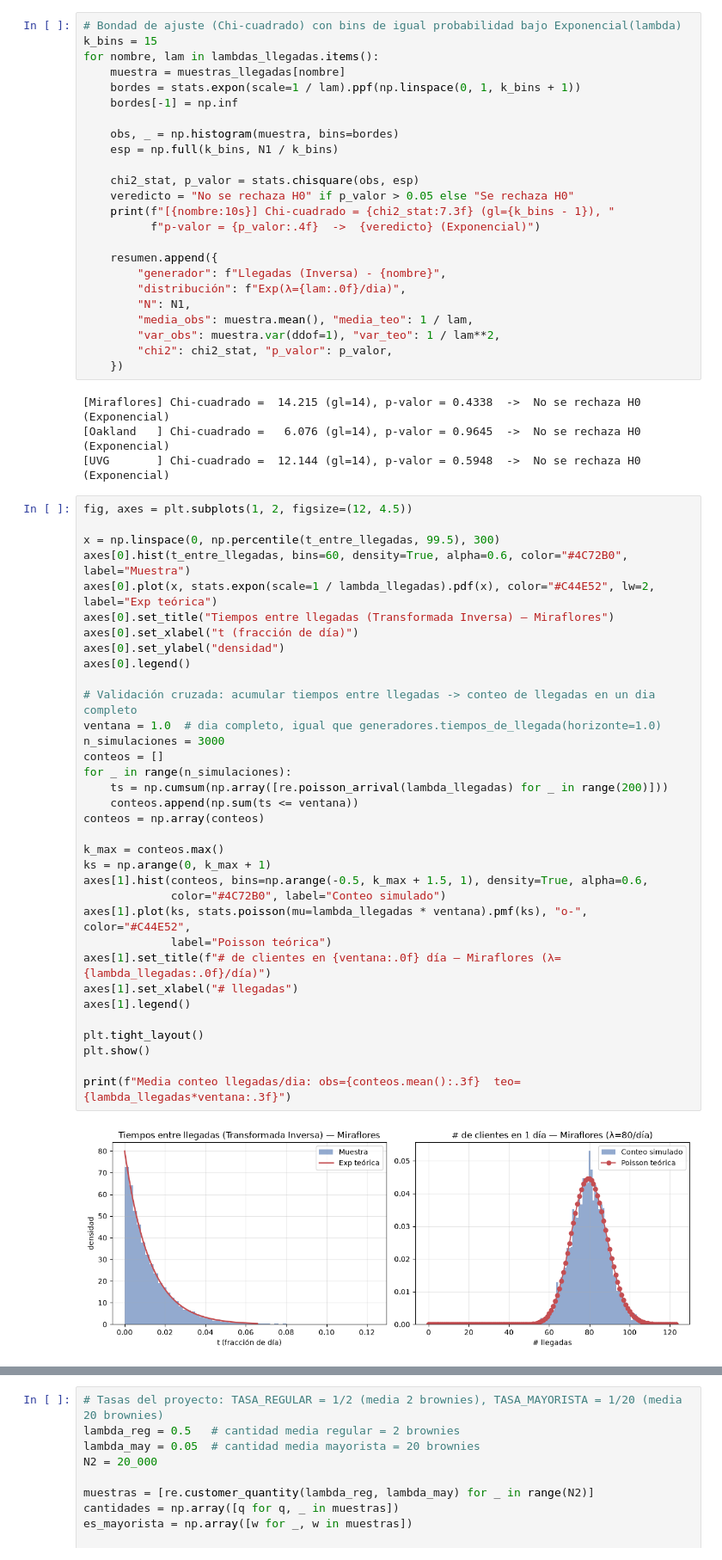
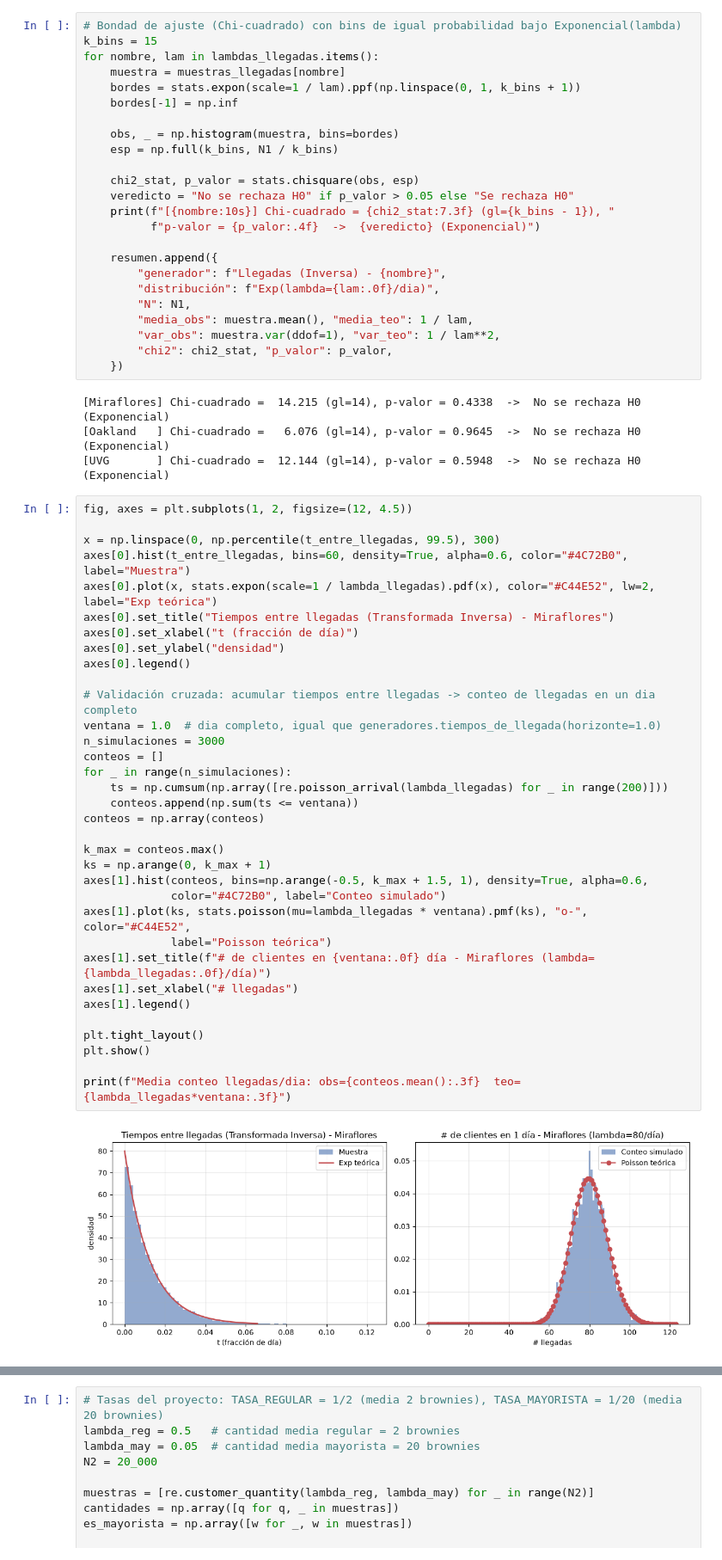
Before and after one commit to PeDro0210AVI/Project-1-Simulation, a Jupyter notebook: notebooks/generadores.ipynb, the cells around one changed output, grey strips where cells are left out. Shown at 86% size. Cells and saved outputs as stored; diff of their text form.

```diff
--- a/notebooks/generadores.ipynb
+++ b/notebooks/generadores.ipynb
@@ -72,7 +62,7 @@ for nombre, lam in lambdas_llegadas.items():
 
     resumen.append({
         "generador": f"Llegadas (Inversa) - {nombre}",
-        "distribución": f"Exp(λ={lam:.0f}/dia)",
+        "distribución": f"Exp(lambda={lam:.0f}/dia)",
         "N": N1,
         "media_obs": muestra.mean(), "media_teo": 1 / lam,
         "var_obs": muestra.var(ddof=1), "var_teo": 1 / lam**2,
@@ -88,35 +78,35 @@ fig, axes = plt.subplots(1, 2, figsize=(12, 4.5))
 x = np.linspace(0, np.percentile(t_entre_llegadas, 99.5), 300)
 axes[0].hist(t_entre_llegadas, bins=60, density=True, alpha=0.6, color="#4C72B0", label="Muestra")
 axes[0].plot(x, stats.expon(scale=1 / lambda_llegadas).pdf(x), color="#C44E52", lw=2, label="Exp teórica")
-axes[0].set_title("Tiempos entre llegadas (Transformada Inversa) — Miraflores")
+axes[0].set_title("Tiempos entre llegadas (Transformada Inversa) - Miraflores")
 axes[0].set_xlabel("t (fracción de día)")
 axes[0].set_ylabel("densidad")
 axes[0].legend()
 
 # Validación cruzada: acumular tiempos entre llegadas -> conteo de llegadas en un dia completo
 ventana = 1.0  # dia completo, igual que generadores.tiempos_de_llegada(horizonte=1.0)
 n_simulaciones = 3000
 conteos = []
 for _ in range(n_simulaciones):
     ts = np.cumsum(np.array([re.poisson_arrival(lambda_llegadas) for _ in range(200)]))
     conteos.append(np.sum(ts <= ventana))
 conteos = np.array(conteos)
 
 k_max = conteos.max()
 ks = np.arange(0, k_max + 1)
 axes[1].hist(conteos, bins=np.arange(-0.5, k_max + 1.5, 1), density=True, alpha=0.6,
              color="#4C72B0", label="Conteo simulado")
 axes[1].plot(ks, stats.poisson(mu=lambda_llegadas * ventana).pmf(ks), "o-", color="#C44E52",
              label="Poisson teórica")
-axes[1].set_title(f"# de clientes en {ventana:.0f} día — Miraflores (λ={lambda_llegadas:.0f}/día)")
+axes[1].set_title(f"# de clientes en {ventana:.0f} día - Miraflores (lambda={lambda_llegadas:.0f}/día)")
 axes[1].set_xlabel("# llegadas")
 axes[1].legend()
 
 plt.tight_layout()
 plt.show()
 
 print(f"Media conteo llegadas/dia: obs={conteos.mean():.3f}  teo={lambda_llegadas*ventana:.3f}")
 # %% [output]
-[figure, old version]
+[figure, new version]
 Media conteo llegadas/dia: obs=80.062  teo=80.000
 # %% [markdown]
```
Also changed, not shown: parts of 11 cells of this notebook.
